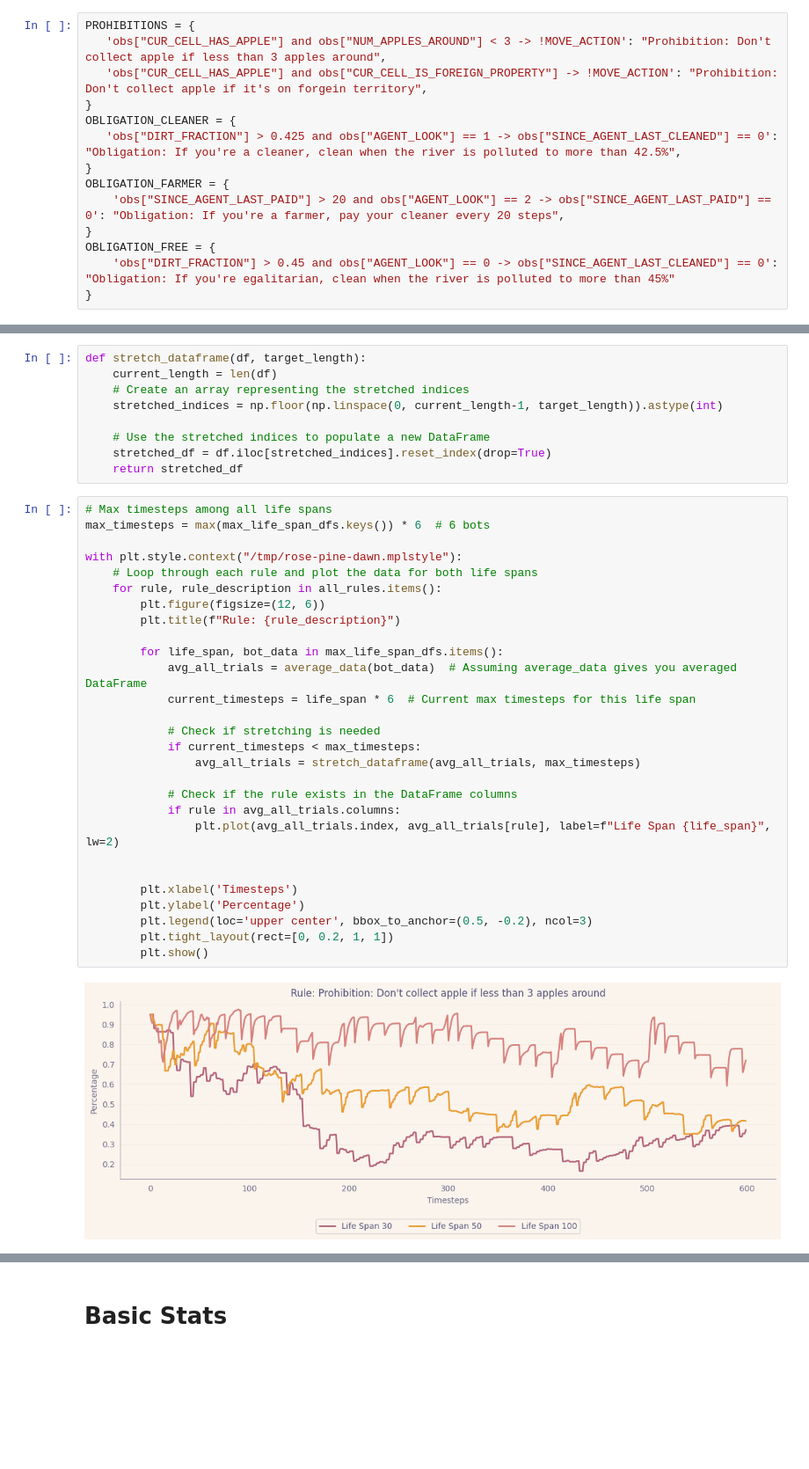
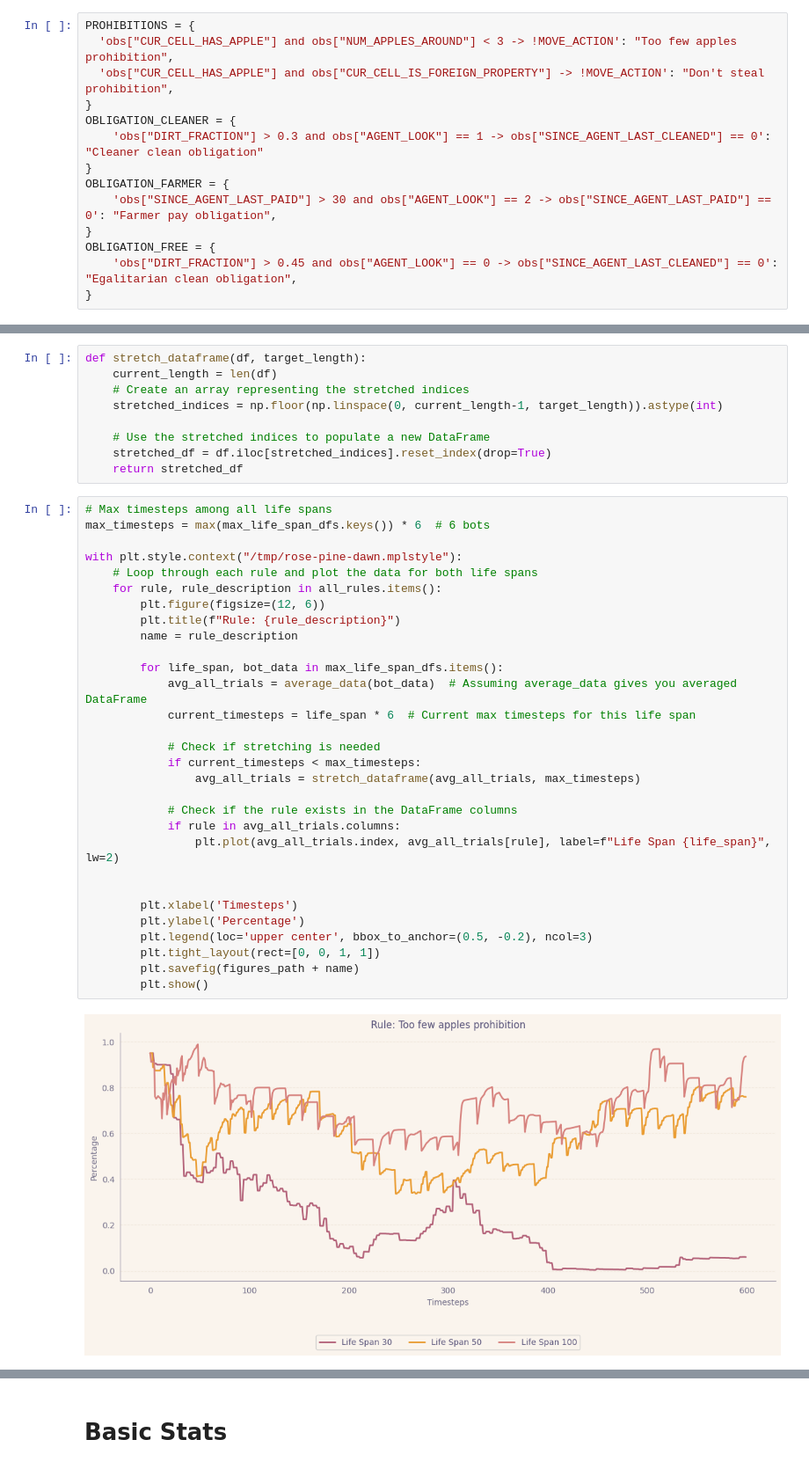
Before and after one commit to ninell-oldenburg/social-contracts, a Jupyter notebook: examples/eval_scripts/plots_intergen.ipynb, the cells around one changed output, grey strips where cells are left out. Shown at 88% size. Cells and saved outputs as stored; diff of their text form; blank space fills up the shorter version.

```diff
--- a/examples/eval_scripts/plots_intergen.ipynb
+++ b/examples/eval_scripts/plots_intergen.ipynb
@@ -71,17 +71,17 @@ print(len(max_life_span_dfs[50][0]))
 1. dict with the different life spans; each bot has their own list with 13 trials
 # %%
 PROHIBITIONS = {
-   'obs["CUR_CELL_HAS_APPLE"] and obs["NUM_APPLES_AROUND"] < 3 -> !MOVE_ACTION': "Prohibition: Don't collect apple if less than 3 apples around",
-   'obs["CUR_CELL_HAS_APPLE"] and obs["CUR_CELL_IS_FOREIGN_PROPERTY"] -> !MOVE_ACTION': "Prohibition: Don't collect apple if it's on forgein territory",
+  'obs["CUR_CELL_HAS_APPLE"] and obs["NUM_APPLES_AROUND"] < 3 -> !MOVE_ACTION': "Too few apples prohibition",
+  'obs["CUR_CELL_HAS_APPLE"] and obs["CUR_CELL_IS_FOREIGN_PROPERTY"] -> !MOVE_ACTION': "Don't steal prohibition",
 }
 OBLIGATION_CLEANER = {
-   'obs["DIRT_FRACTION"] > 0.425 and obs["AGENT_LOOK"] == 1 -> obs["SINCE_AGENT_LAST_CLEANED"] == 0': "Obligation: If you're a cleaner, clean when the river is polluted to more than 42.5%",
+    'obs["DIRT_FRACTION"] > 0.3 and obs["AGENT_LOOK"] == 1 -> obs["SINCE_AGENT_LAST_CLEANED"] == 0': "Cleaner clean obligation"
 }
 OBLIGATION_FARMER = {
-    'obs["SINCE_AGENT_LAST_PAID"] > 20 and obs["AGENT_LOOK"] == 2 -> obs["SINCE_AGENT_LAST_PAID"] == 0': "Obligation: If you're a farmer, pay your cleaner every 20 steps",
+    'obs["SINCE_AGENT_LAST_PAID"] > 30 and obs["AGENT_LOOK"] == 2 -> obs["SINCE_AGENT_LAST_PAID"] == 0': "Farmer pay obligation",
 }
 OBLIGATION_FREE = {
-    'obs["DIRT_FRACTION"] > 0.45 and obs["AGENT_LOOK"] == 0 -> obs["SINCE_AGENT_LAST_CLEANED"] == 0': "Obligation: If you're egalitarian, clean when the river is polluted to more than 45%"
+    'obs["DIRT_FRACTION"] > 0.45 and obs["AGENT_LOOK"] == 0 -> obs["SINCE_AGENT_LAST_CLEANED"] == 0': "Egalitarian clean obligation",
 }
 # %%
 # Combine all rules into one dictionary for easier looping
@@ -138,30 +138,32 @@ def stretch_dataframe(df, target_length):
 # %%
 # Max timesteps among all life spans
 max_timesteps = max(max_life_span_dfs.keys()) * 6  # 6 bots
 
 with plt.style.context("/tmp/rose-pine-dawn.mplstyle"):
     # Loop through each rule and plot the data for both life spans
     for rule, rule_description in all_rules.items():
         plt.figure(figsize=(12, 6))
         plt.title(f"Rule: {rule_description}")
+        name = rule_description
 
         for life_span, bot_data in max_life_span_dfs.items():
             avg_all_trials = average_data(bot_data)  # Assuming average_data gives you averaged DataFrame
             current_timesteps = life_span * 6  # Current max timesteps for this life span
 
             # Check if stretching is needed
             if current_timesteps < max_timesteps:
                 avg_all_trials = stretch_dataframe(avg_all_trials, max_timesteps)
 
             # Check if the rule exists in the DataFrame columns
             if rule in avg_all_trials.columns:
                 plt.plot(avg_all_trials.index, avg_all_trials[rule], label=f"Life Span {life_span}", lw=2)
 
 
         plt.xlabel('Timesteps')
         plt.ylabel('Percentage')
         plt.legend(loc='upper center', bbox_to_anchor=(0.5, -0.2), ncol=3)
-        plt.tight_layout(rect=[0, 0.2, 1, 1])
+        plt.tight_layout(rect=[0, 0, 1, 1])
+        plt.savefig(figures_path + name)
         plt.show()
 # %% [output]
-[figure, old version]
+[figure, new version]
```
Also changed, not shown: parts of 3 cells of this notebook, 6 other files.
